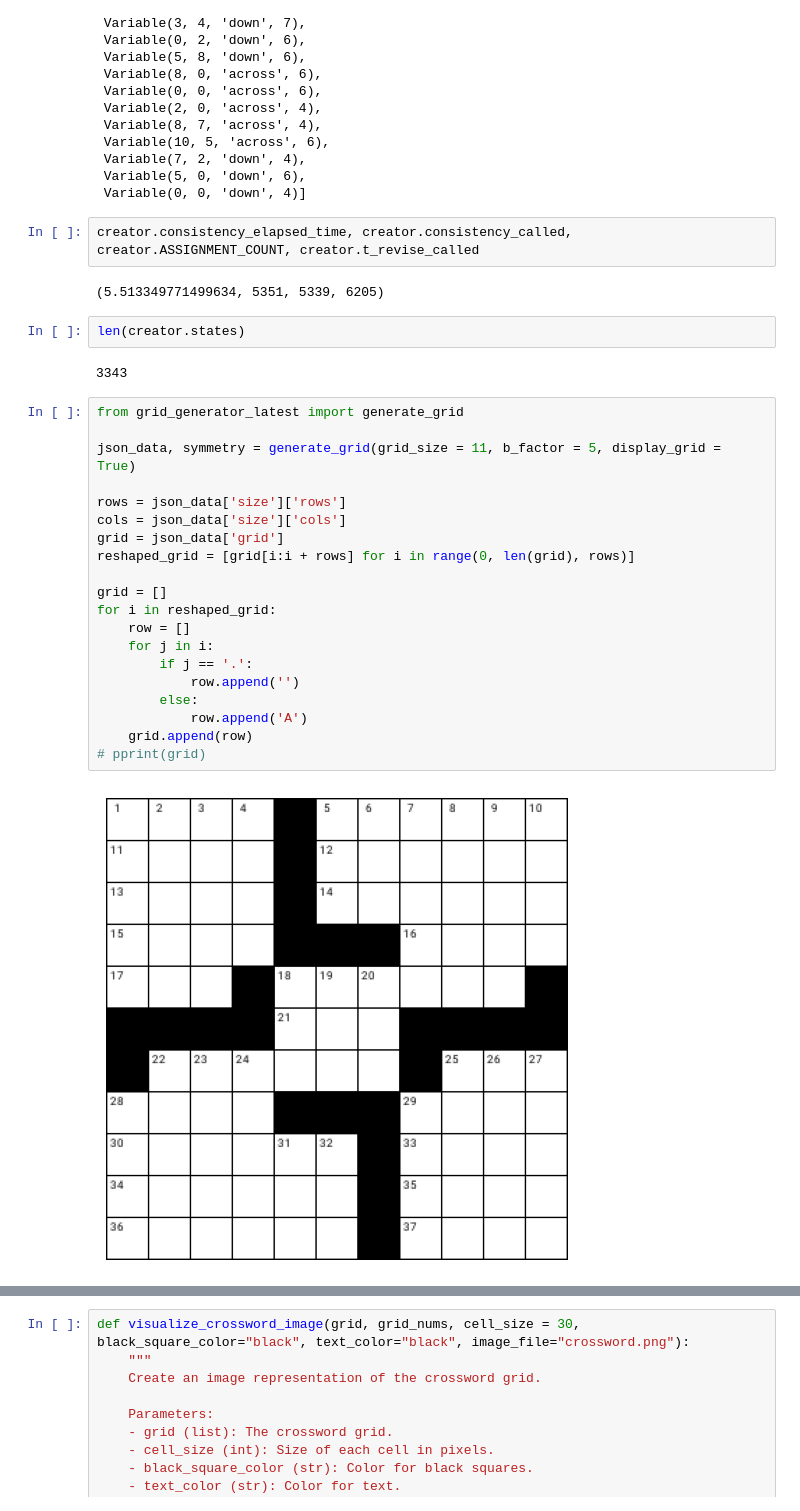
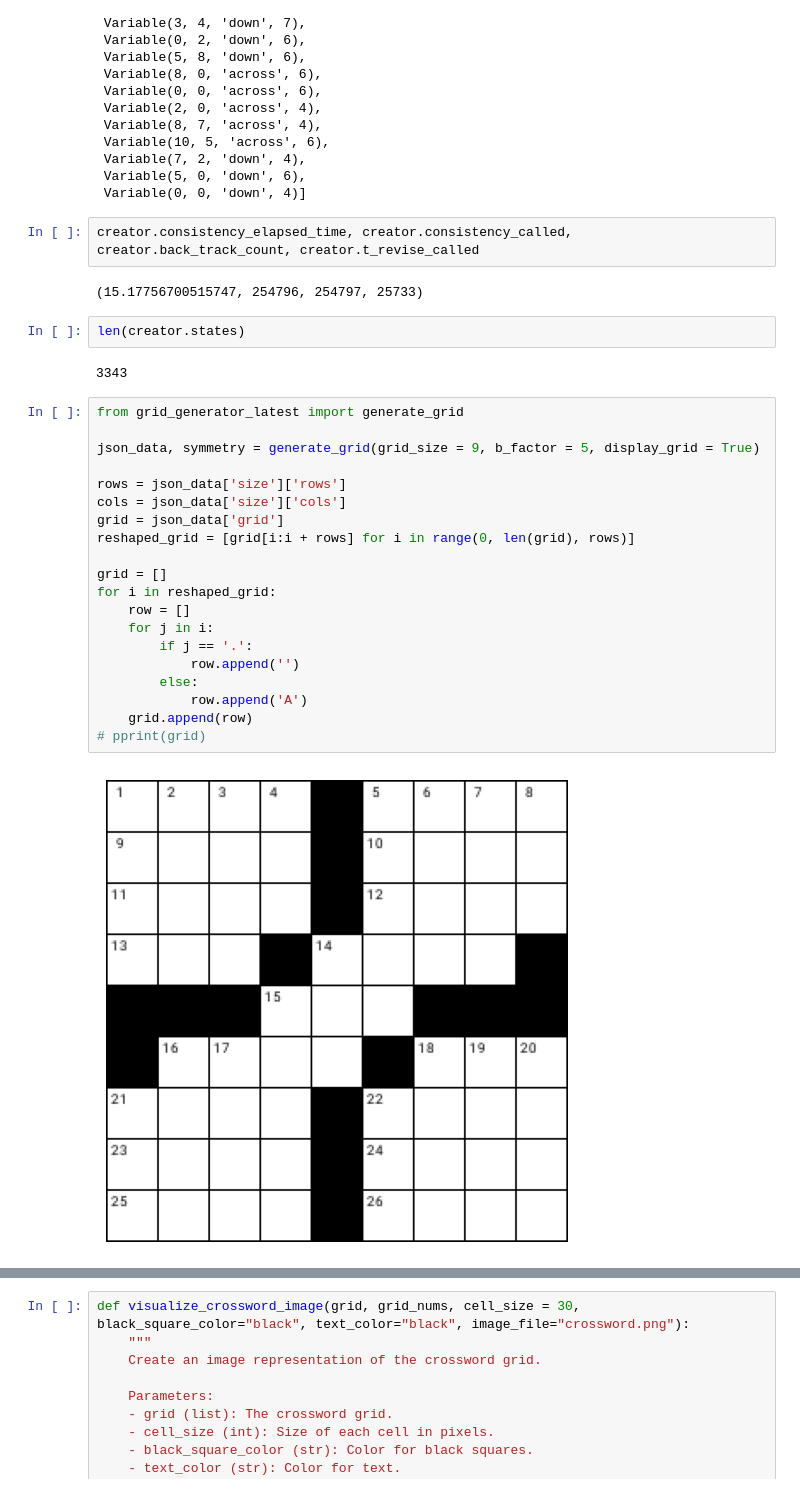
Before and after one commit to prajeshshrestha/Crossword-Generator, a Jupyter notebook: Crossword_Generator_Backtracking_V2.ipynb, the cells around one changed output, grey strips where cells are left out. Drawn from its saved outputs; the diff is of its cells as text.

Commit message:
modified arc-consistency exploration - test - 2

```diff
--- a/Crossword_Generator_Backtracking_V2.ipynb
+++ b/Crossword_Generator_Backtracking_V2.ipynb
@@ -827,9 +941,9 @@ creator.assignment_stack
  Variable(5, 0, 'down', 6),
  Variable(0, 0, 'down', 4)]
 # %%
-creator.consistency_elapsed_time, creator.consistency_called, creator.ASSIGNMENT_COUNT, creator.t_revise_called
+creator.consistency_elapsed_time, creator.consistency_called, creator.back_track_count, creator.t_revise_called
 # %% [output]
-(5.513349771499634, 5351, 5339, 6205)
+(15.17756700515747, 254796, 254797, 25733)
 # %%
 len(creator.states)
 # %% [output]
@@ -837,25 +951,25 @@ len(creator.states)
 # %%
 from grid_generator_latest import generate_grid
 
-json_data, symmetry = generate_grid(grid_size = 11, b_factor = 5, display_grid = True)
+json_data, symmetry = generate_grid(grid_size = 9, b_factor = 5, display_grid = True)
 
 rows = json_data['size']['rows']
 cols = json_data['size']['cols']
 grid = json_data['grid']
 reshaped_grid = [grid[i:i + rows] for i in range(0, len(grid), rows)]
 
 grid = []
 for i in reshaped_grid:
     row = []
     for j in i:
         if j == '.':
             row.append('')
         else:
             row.append('A')
     grid.append(row)
 # pprint(grid)
 # %% [output]
-[figure, old version]
+[figure, new version]
 # %%
 start_t = time.time()
 crossword = Crossword(grid, config['word_list'])
```
Also changed, not shown: parts of 16 cells of this notebook.
